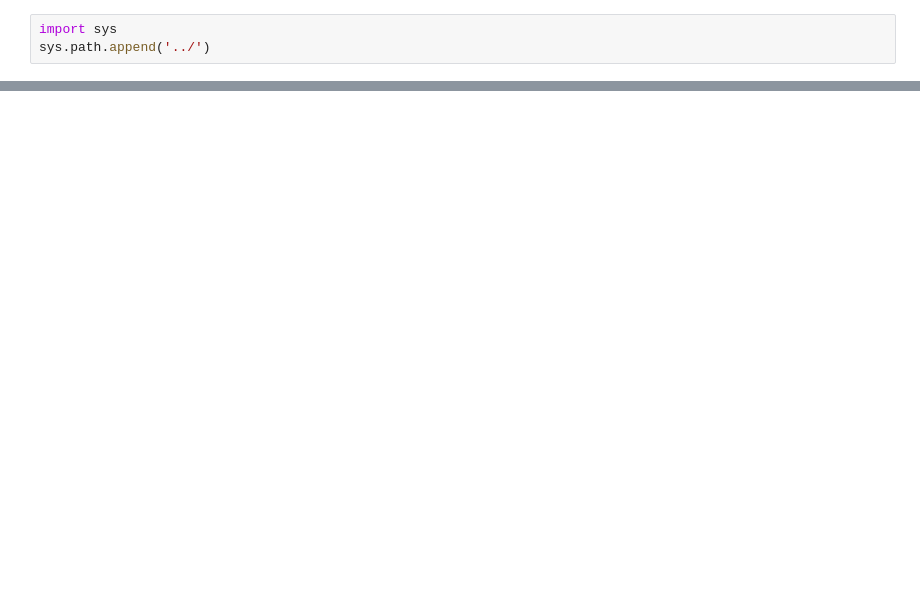
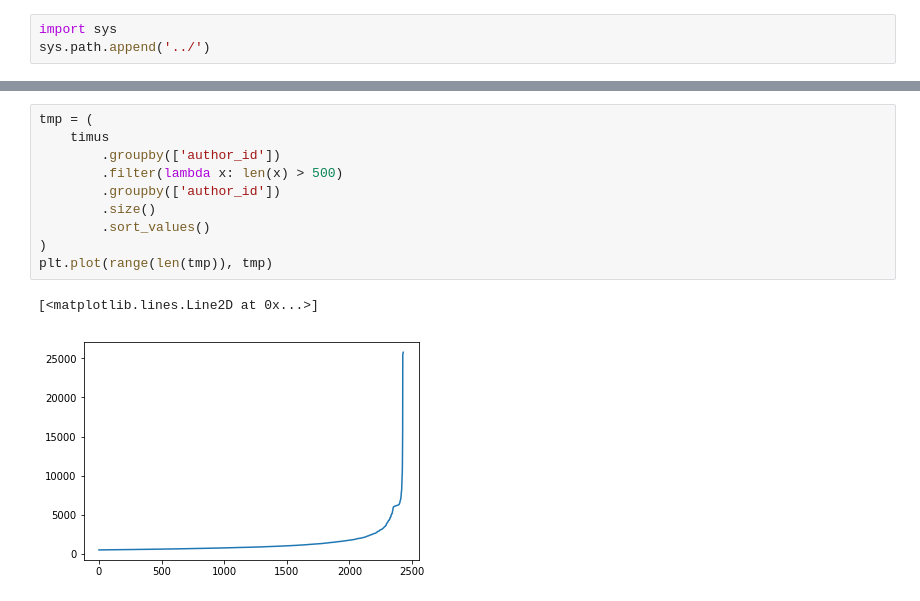
Before and after one commit to ilyakuchumov/timus-ranking, a Jupyter notebook: experiments/initial-statistics.ipynb, the cells around one changed output, grey strips where cells are left out. Drawn from its saved outputs; the diff is of its cells as text; blank space fills up the shorter version.

```diff
--- a/experiments/initial-statistics.ipynb
+++ b/experiments/initial-statistics.ipynb
@@ -28,0 +142,13 @@ timus
+# %%
+tmp = (
+    timus
+        .groupby(['author_id'])
+        .filter(lambda x: len(x) > 500)
+        .groupby(['author_id'])
+        .size()
+        .sort_values()
+)
+plt.plot(range(len(tmp)), tmp)
+# %% [output]
+[<matplotlib.lines.Line2D at 0x...>]
+[figure, added]
```
Also changed, not shown: parts of 20 cells of this notebook.
